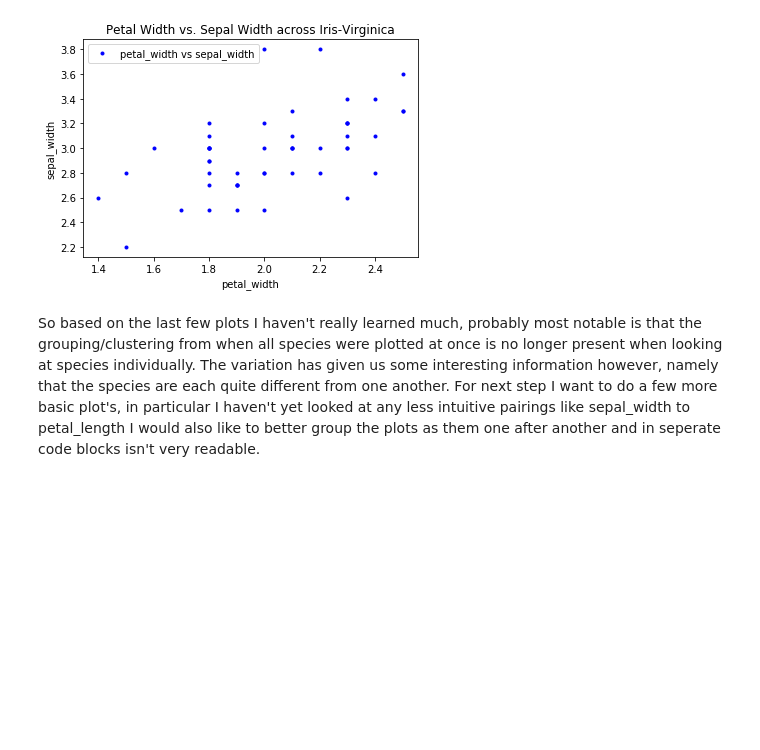
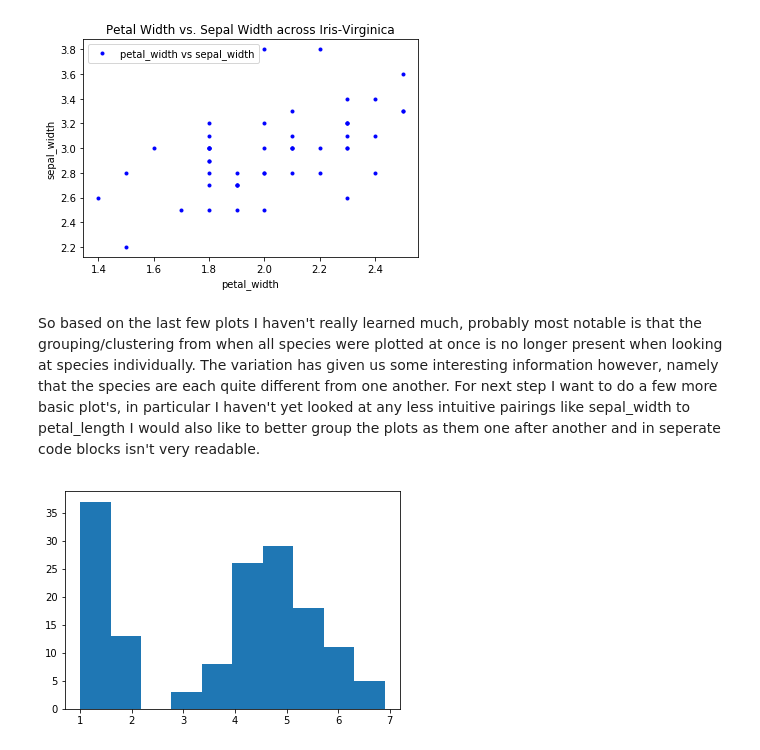
Before and after one commit to itskeithstudent/pands-project-iris-2020, a Jupyter notebook: Jupyter Analysis/iris_prelim_analysis.ipynb, the cells around one changed output. Saved outputs shown, nothing was run; the diff lists cells and outputs as text; code cells hidden in the pictures; blank space fills up the shorter version.

Commit message:
Add subplots in the form of multiple histogram to both jupyter analysis and prelim analysis .py file, added seperate file to generate figure before saving

```diff
--- a/Jupyter Analysis/iris_prelim_analysis.ipynb
+++ b/Jupyter Analysis/iris_prelim_analysis.ipynb
@@ -379,3 +372,8 @@ So based on the last few plots I haven't really learned much, probably most nota
 The variation has given us some interesting information however, namely that the species are each quite different from one another.
 For next step I want to do a few more basic plot's, in particular I haven't yet looked at any less intuitive pairings like sepal_width to petal_length
 I would also like to better group the plots as them one after another and in seperate code blocks isn't very readable.
+# %%
+plt.hist(iris_df['petal_length'])
+plt.show()
+# %% [output]
+[figure, added]
```
Also changed, not shown: parts of 6 cells of this notebook, 3 other files.
